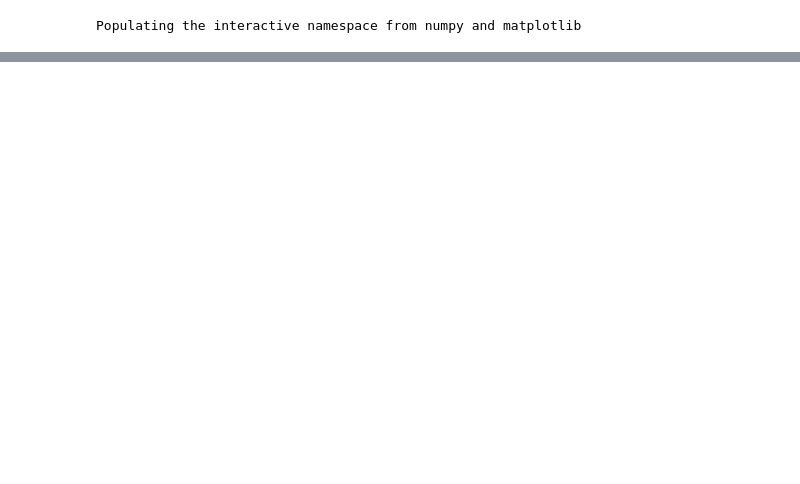
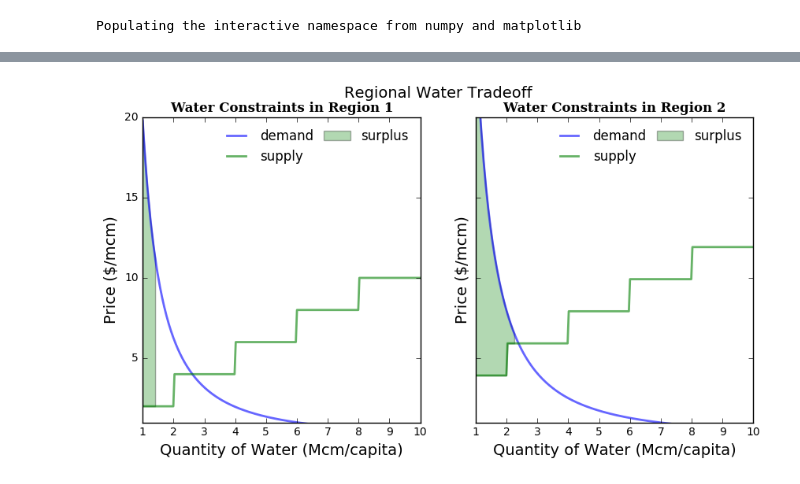
Before and after one commit to akaufman10/was, a Jupyter notebook: trainings/EconGraphs.ipynb, the cells around one changed output, grey strips where cells are left out. Saved outputs shown, nothing was run; the diff lists cells and outputs as text; code cells hidden in the pictures; blank space fills up the shorter version.

```diff
--- a/trainings/EconGraphs.ipynb
+++ b/trainings/EconGraphs.ipynb
@@ -13,27 +15,8 @@ import matplotlib.pyplot as plt
 from ipywidgets import interact, interactive, fixed
 import ipywidgets as widgets
 
-def capExpObjectiveFunc(q_split, budget_split, market, otherMarket, totalSupply):
 
-        shift = (totalSupply * budget_split, self.totalSupply * (1-budget_split))
-
-        supplyShiftMarket = deepcopy(self.market)
-        otherSupplyShiftMarket = deepcopy(otherMarket)
-
-        for plotNum, market in enumerate([supplyShiftMarket,otherSupplyShiftMarket]):
-            market.supplyFunc.interval_points = [(i,j+shift[plotNum]) for i,j in market.supplyFunc.interval_points]
-            market.findEQ()
-
-        surplusEquation1 = lambda q: supplyShiftMarket.demandFunc.invDemand(q) - supplyShiftmarket.supplyFunc.invSupply(q)
-        surplusEquation2 = lambda q: otherSupplyShiftMarket.demandFunc.invDemand(q) - otherSupplyShiftMarket.supplyFunc.invSupply(q)
-
-        intDemand1 = lambda q: quad(surplusEquation1, 1, q)[0] # + supplyShiftMarket.demandFunc.invDemand(q)
-        intDemand2 = lambda q: quad(surplusEquation2, 1, q)[0] # + otherSupplyShiftMarket.demandFunc.invDemand(q)
-
-        invConsumerSurplus =  -1*(intDemand1(q_pct*totalSupply) + intDemand2((1-q_pct)*totalSupply))
-
-        return invConsumerSurplus
-
+#class holding normal, inverse, and vectorized demand functions
 class demandFunc():
 
     def __init__(self,**params):
@@ -67,7 +50,7 @@ class demandFunc():
         return map(lambda Qvec : self.invDemand(Qvec) + subsidy, Qvec)
 
 
-
+#class holding normal, inverse, and vectorized supply functions
 class supplyFunc():
 
     def __init__(self,interval_points):
@@ -111,6 +94,7 @@ class supplyFunc():
         '''
         return map(self.invSupply, Qvec)
 
+#objet for interacting/analyzing supply and demand functions
 class market(object):
 
     def __init__(self, demandFunc, supplyFunc):
@@ -695,8 +684,6 @@ if __name__ == '__main__':
     def avoidNull(simulatorObjFunc,*args):
         return simulatorObjFunc(*args)
 # %%
-
-'''
     kwargDict = {
              'optimize':'True',
              'waterSupply':4,
@@ -708,35 +695,35 @@ if __name__ == '__main__':
 
     kwargDict1 = {
                  'optimize':'True',
                  'waterSupply':40,
                  'waterSharePct':.4,
                  'demandMult1':60,
                  'demandMult2':60,
                  'demandElas1':.6,
                  'demandElas2':.6,
                  'stepWidth1':2,
                  'stepHeight':2,
                  'steps':8,
                  'supplyChange':2,
                  'demandChangeM':1,
                  'demandChangeE':.1,
                 }
 
     @interact(**makeTupples(kwargDict))
     def compareMarketsSimple(optimize=('True','False'),waterSharePct=None,waterSupply=None,supplyChange=None,demandChange=None):
         supplyLevels = buildSupplyPoints(2,2,8)
         newSupplyLevels = [(i,j+supplyChange) for i,j in supplyLevels]
         demand_parameters = {'multiplier':6,'elasticity':.6}
         newDemand_parameters = {'multiplier':6+demandChange,'elasticity':.6}
         Market = market(demandFunc(**demand_parameters), supplyFunc(supplyLevels))
         newMarket = market(demandFunc(**newDemand_parameters), supplyFunc(newSupplyLevels))
         graphMaker = scenarioSimulator(Market)
         if optimize == 'True':
             graphMaker.drawOptimalTradeoff(totalSupply = waterSupply, otherMarket=newMarket)
         else:
             graphMaker.drawTradeoff(waterSupply,waterSharePct, otherMarket=newMarket)
-
-'''
+# %% [output]
+[figure, added]
 # %%
 !jupyter nbconvert --to script EconGraphs.ipynb
 !mv EconGraphs.py /home/alex/Documents/Projects/WAS/Code/econgraphs/__init__.py
```
Also changed, not shown: parts of 5 cells of this notebook, 23 other files.
